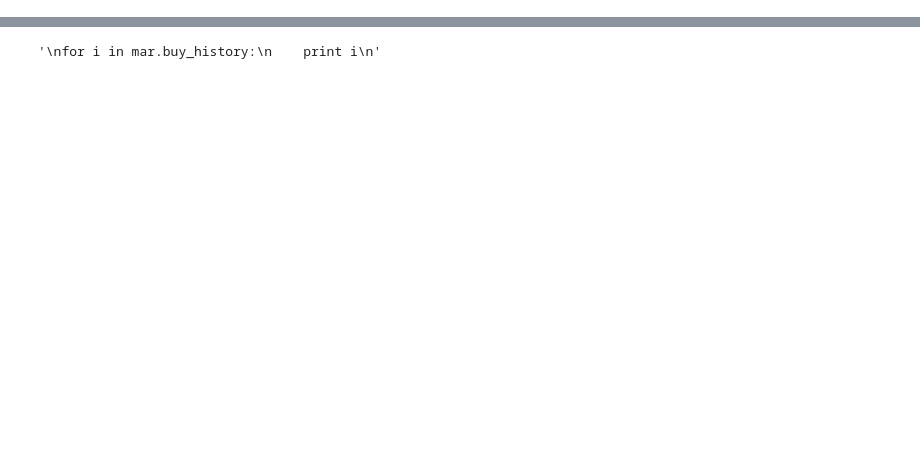
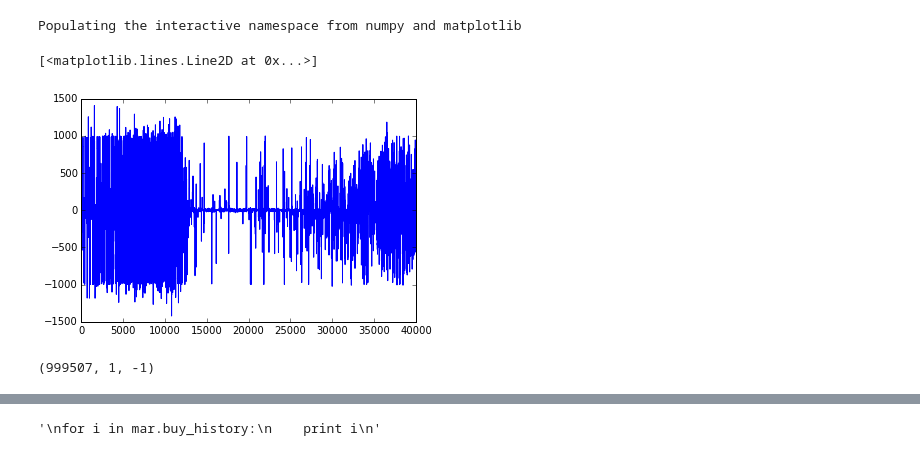
Before and after one commit to beeleb/Market-Model, a Jupyter notebook: trader model.ipynb, the cells around one changed output, grey strips where cells are left out. Cells and saved outputs as stored; diff of their text form; code cells hidden in the pictures; blank space fills up the shorter version.

```diff
--- a/trader model.ipynb
+++ b/trader model.ipynb
@@ -259,0 +457,8 @@ def SIM_MAKER(market,traders,makers,TIMES): #マーケットメイカーのい
+# %%
+"""
+make 2 markets, 1000 stylised traders, 1 marketmaker, and 1 arbitrage HFT
+"""
+mars = [MARKET() for i in range(2)]
+traders = [STYLISED(i) for i in range(N_STY)]
+maker = MAKER(-1,0.001)
+hft = HFT2(-2)
@@ -270,0 +534,18 @@ Populating the interactive namespace from numpy and matplotlib
+# %%
+lis = []
+for i in range(len(mars[0].prices)):
+    lis.append(mars[0].prices[i]-mars[1].prices[i])
+%pylab inline --no-import-all
+#plt.ylim(-200, 200)
+
+plt.plot(lis)
+# %% [output]
+Populating the interactive namespace from numpy and matplotlib
+[<matplotlib.lines.Line2D at 0x...>]
+[figure, added]
+# %%
+for order in mar.buy_orders:
+    if order[2] == -1:
+        print order
+# %% [output]
+(999507, 1, -1)
```
Also changed, not shown: parts of 35 cells of this notebook, 1 other file.
